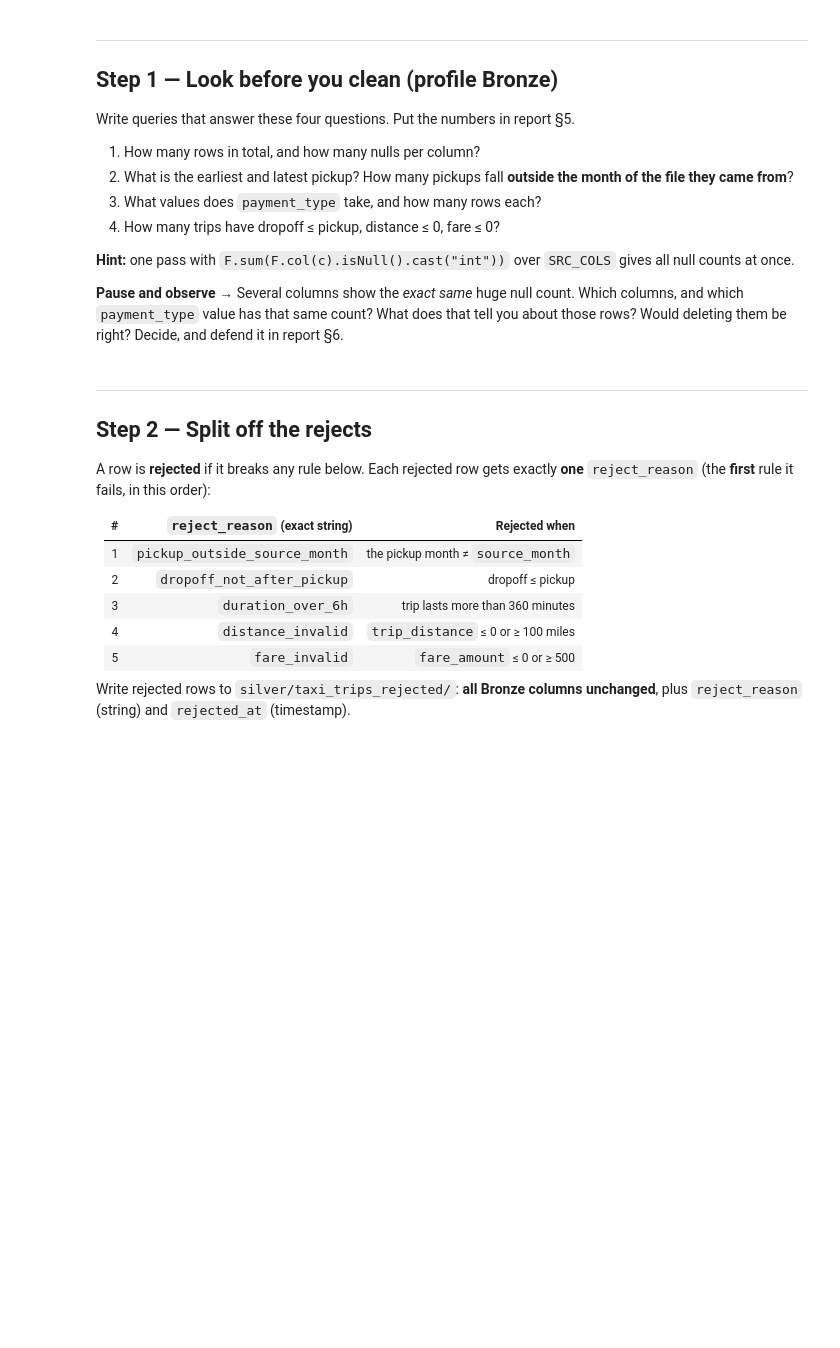
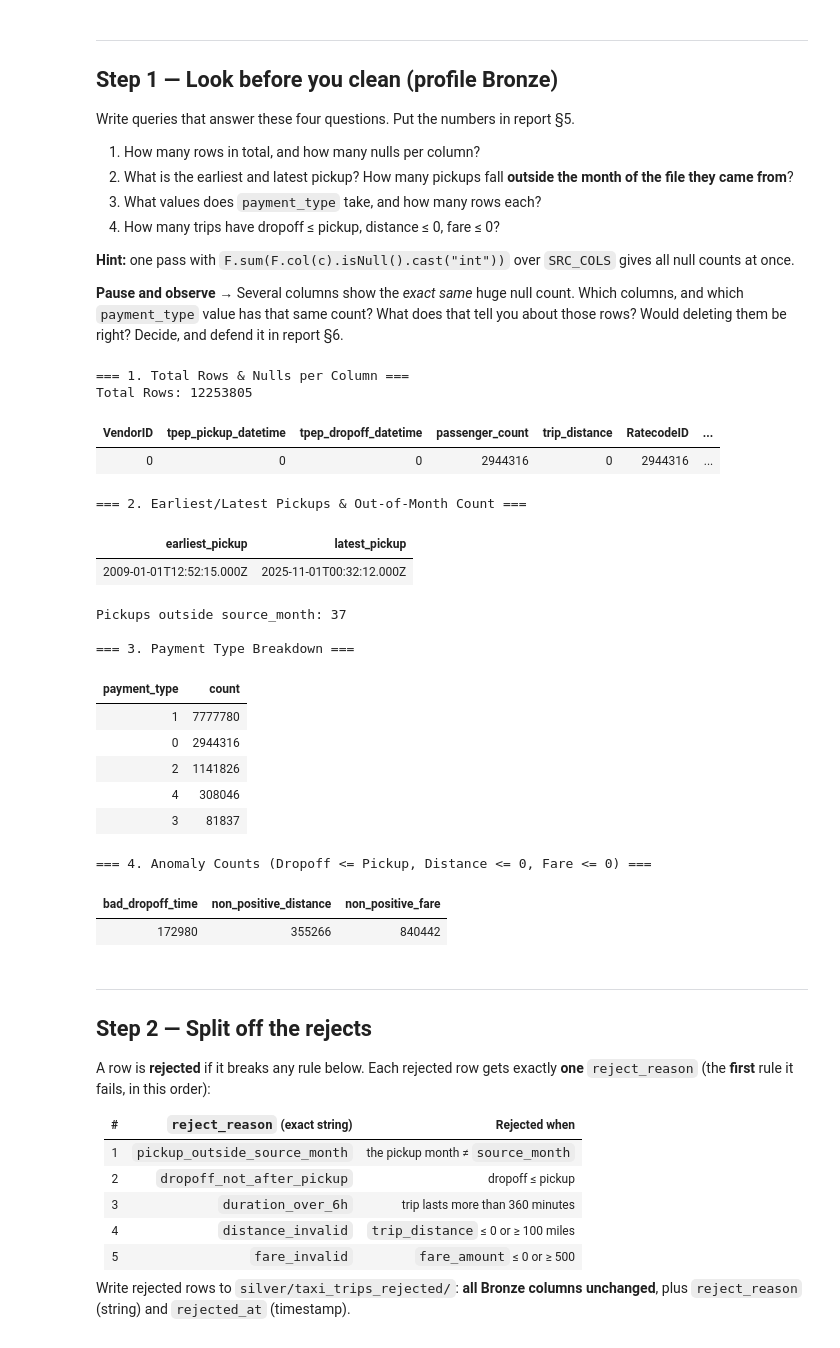
Before and after one commit to rashmikt/databricks-adls-silver, a Jupyter notebook: starter/02_build_silver.ipynb, the cells around one changed output. Drawn from its saved outputs; the diff is of its cells as text; code cells hidden in the pictures; blank space fills up the shorter version.

```diff
--- a/starter/02_build_silver.ipynb
+++ b/starter/02_build_silver.ipynb
@@ -50,3 +48,60 @@ Write queries that answer these four questions. Put the numbers in report §5.
+# %%
+from pyspark.sql.functions import col, sum as spark_sum, min as spark_min, max as spark_max, date_format, lit
+
+# Read the Bronze taxi trips table
+df_bronze = spark.table(f"{CATALOG}.bronze.taxi_trips")
+
+print(f"=== 1. Total Rows & Nulls per Column ===")
+total_rows = df_bronze.count()
+print(f"Total Rows: {total_rows}")
+
+# Null counts across all 20 source columns
+null_exprs = [spark_sum(col(c).isNull().cast("int")).alias(c) for c in SRC_COLS]
+display(df_bronze.select(null_exprs))
+
+
+print(f"\n=== 2. Earliest/Latest Pickups & Out-of-Month Count ===")
+# Earliest and latest pickup timestamps
+display(df_bronze.select(spark_min("tpep_pickup_datetime").alias("earliest_pickup"), spark_max("tpep_pickup_datetime").alias("latest_pickup")))
+
+# Count pickups falling outside their source_month
+out_of_month_count = df_bronze.filter(
+    date_format(col("tpep_pickup_datetime"), "yyyy-MM") != col("source_month")
+).count()
+print(f"Pickups outside source_month: {out_of_month_count}")
+
+
+print(f"\n=== 3. Payment Type Breakdown ===")
+display(df_bronze.groupBy("payment_type").count().orderBy("count", ascending=False))
+
+
+print(f"\n=== 4. Anomaly Counts (Dropoff <= Pickup, Distance <= 0, Fare <= 0) ===")
+anomalies = df_bronze.select(
+    spark_sum((col("tpep_dropoff_datetime") <= col("tpep_pickup_datetime")).cast("int")).alias("bad_dropoff_time"),
+    spark_sum((col("trip_distance") <= 0).cast("int")).alias("non_positive_distance"),
+    spark_sum((col("fare_amount") <= 0).cast("int")).alias("non_positive_fare")
+)
+display(anomalies)
+# %% [output]
+=== 1. Total Rows & Nulls per Column ===
+Total Rows: 12253805
+| VendorID | tpep_pickup_datetime | tpep_dropoff_datetime | passenger_count | trip_distance | RatecodeID | ... |
+| 0 | 0 | 0 | 2944316 | 0 | 2944316 | ... |
+=== 2. Earliest/Latest Pickups & Out-of-Month Count ===
+| earliest_pickup | latest_pickup |
+| 2009-01-01T12:52:15.000Z | 2025-11-01T00:32:12.000Z |
+Pickups outside source_month: 37
+
+=== 3. Payment Type Breakdown ===
+| payment_type | count |
+| 1 | 7777780 |
+| 0 | 2944316 |
+| 2 | 1141826 |
+| 4 | 308046 |
+| 3 | 81837 |
+=== 4. Anomaly Counts (Dropoff <= Pickup, Distance <= 0, Fare <= 0) ===
+| bad_dropoff_time | non_positive_distance | non_positive_fare |
+| 172980 | 355266 | 840442 |
 # %% [markdown]
 ---
 ## Step 2 — Split off the rejects
```
Also changed, not shown: parts of 13 cells of this notebook, 5 other files.
